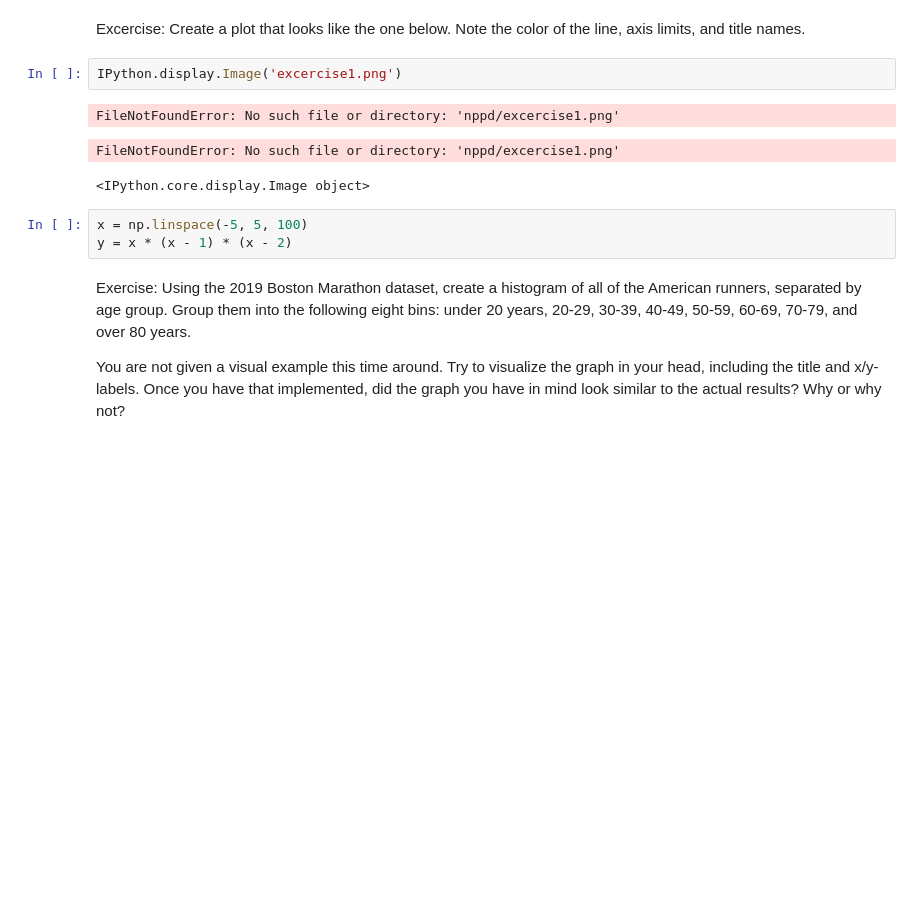
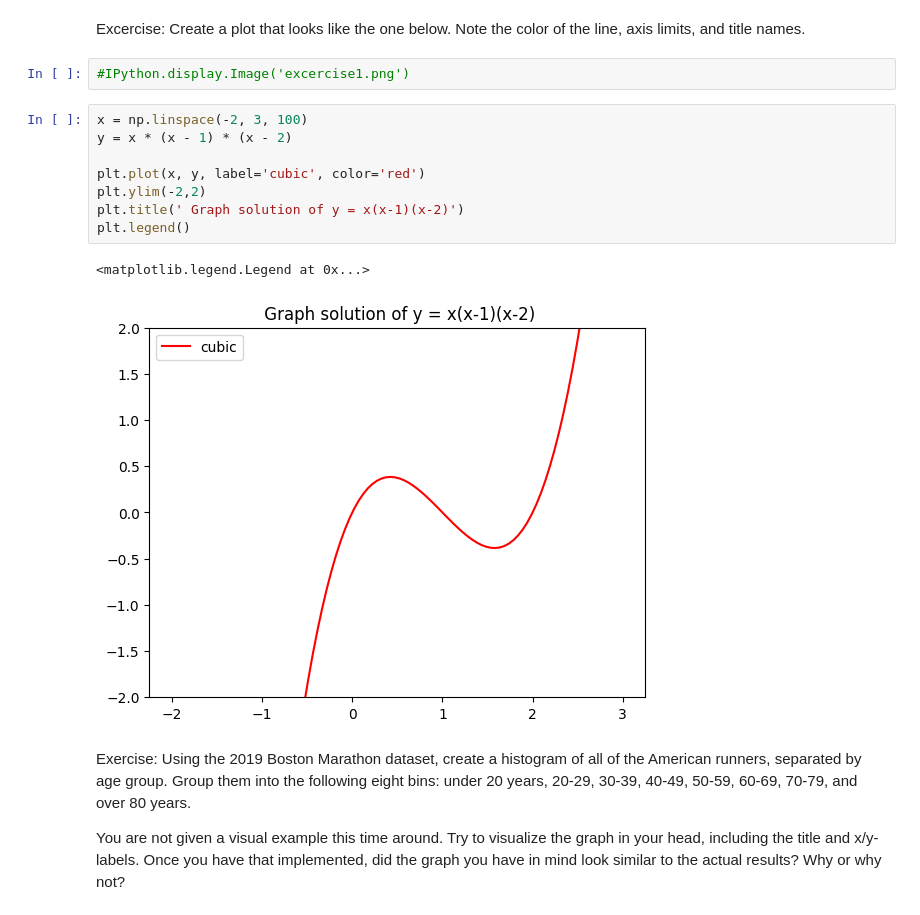
Before and after one commit to Justincheng2005/LBaMR, a Jupyter notebook: Numpy_Pandas_Refresher.ipynb, the cells around one changed output. Saved outputs shown, nothing was run; the diff lists cells and outputs as text; blank space fills up the shorter version.

```diff
--- a/Numpy_Pandas_Refresher.ipynb
+++ b/Numpy_Pandas_Refresher.ipynb
@@ -1028,14 +1024,18 @@ plt.show()
 # %% [markdown]
 Excercise: Create a plot that looks like the one below. Note the color of the line, axis limits, and title names.
 # %%
-IPython.display.Image('excercise1.png')
+#IPython.display.Image('excercise1.png')
-# %% [output]
-FileNotFoundError: No such file or directory: 'nppd/excercise1.png'
-FileNotFoundError: No such file or directory: 'nppd/excercise1.png'
-<IPython.core.display.Image object>
-# %%
-x = np.linspace(-5, 5, 100)
-y = x * (x - 1) * (x - 2)
+# %%
+x = np.linspace(-2, 3, 100)
+y = x * (x - 1) * (x - 2)
+
+plt.plot(x, y, label='cubic', color='red')
+plt.ylim(-2,2)
+plt.title(' Graph solution of y = x(x-1)(x-2)')
+plt.legend()
+# %% [output]
+<matplotlib.legend.Legend at 0x...>
+[figure, added]
 # %% [markdown]
 Exercise: Using the 2019 Boston Marathon dataset, create a histogram of all of the American runners, separated by age group. Group them into the following eight bins: under 20 years, 20-29, 30-39, 40-49, 50-59, 60-69, 70-79, and over 80 years.
 
```
Also changed, not shown: parts of 11 cells of this notebook.
